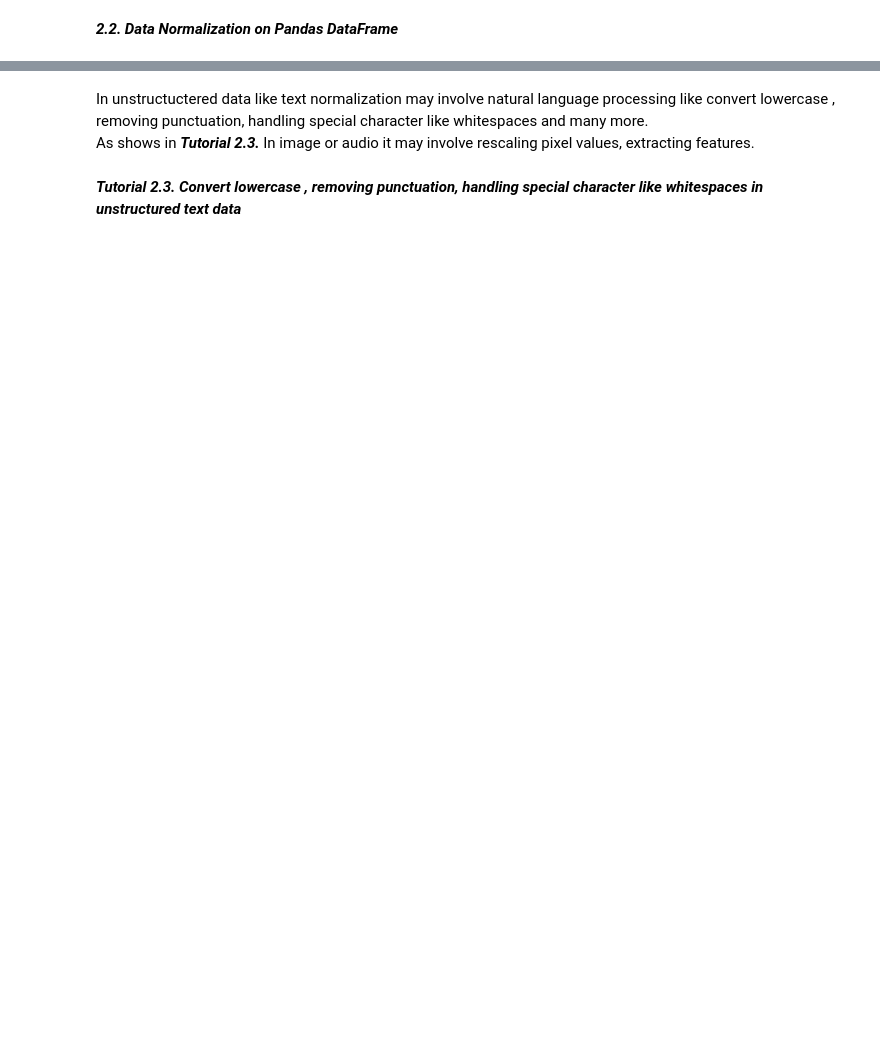
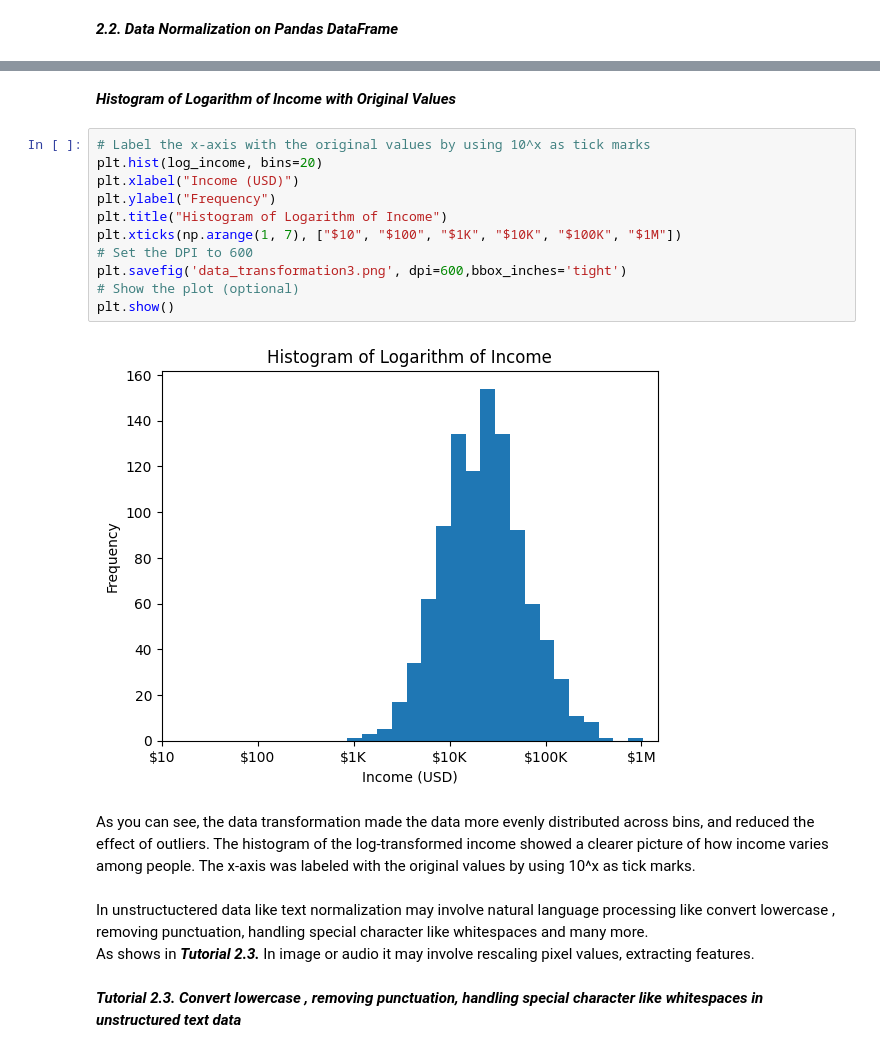
Before and after one commit to bpbpublications/Statistics-for-Data-Scientists-and-Analysts, a Jupyter notebook: notebooks/chapter2/chapter2.ipynb, the cells around one changed output, grey strips where cells are left out. Drawn from its saved outputs; the diff is of its cells as text; blank space fills up the shorter version.

```diff
--- a/notebooks/chapter2/chapter2.ipynb
+++ b/notebooks/chapter2/chapter2.ipynb
@@ -110,3 +402,20 @@ diabities_df
+# %% [markdown]
+***Histogram of Logarithm of Income with Original Values***
+# %%
+# Label the x-axis with the original values by using 10^x as tick marks
+plt.hist(log_income, bins=20)
+plt.xlabel("Income (USD)")
+plt.ylabel("Frequency")
+plt.title("Histogram of Logarithm of Income")
+plt.xticks(np.arange(1, 7), ["$10", "$100", "$1K", "$10K", "$100K", "$1M"])
+# Set the DPI to 600
+plt.savefig('data_transformation3.png', dpi=600,bbox_inches='tight')
+# Show the plot (optional)
+plt.show()
+# %% [output]
+[figure, added]
+# %% [markdown]
+As you can see, the data transformation made the data more evenly distributed across bins, and reduced the effect of outliers. The histogram of the log-transformed income showed a clearer picture of how income varies among people. The x-axis was labeled with the original values by using 10^x as tick marks.
 # %% [markdown]
 In unstructuctered data like text normalization may involve natural language processing like convert lowercase , removing punctuation,
 handling special character like whitespaces and many more.
```
Also changed, not shown: parts of 66 cells of this notebook, 1 other file.
